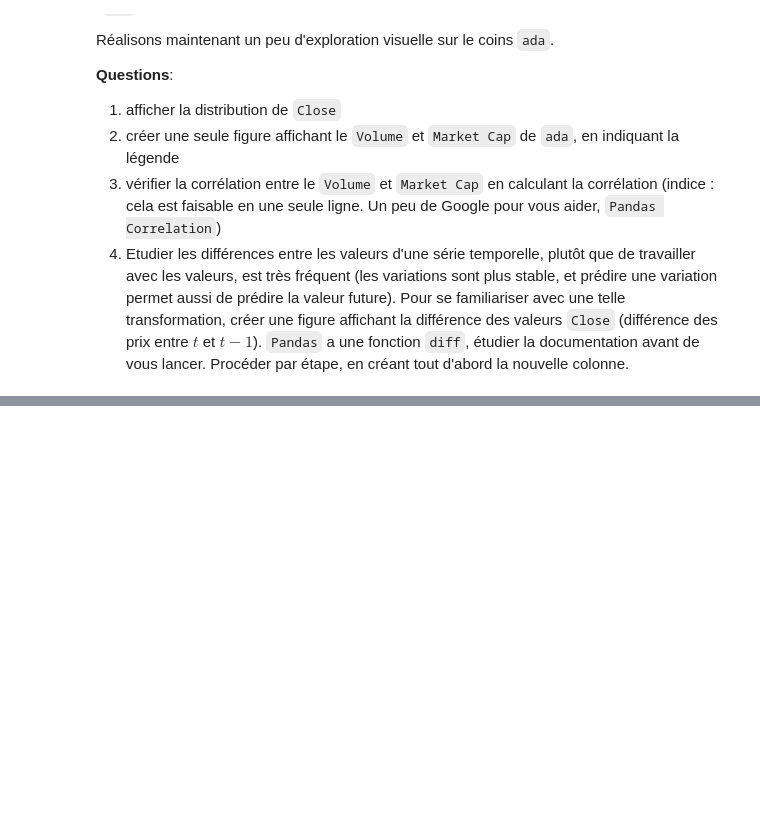
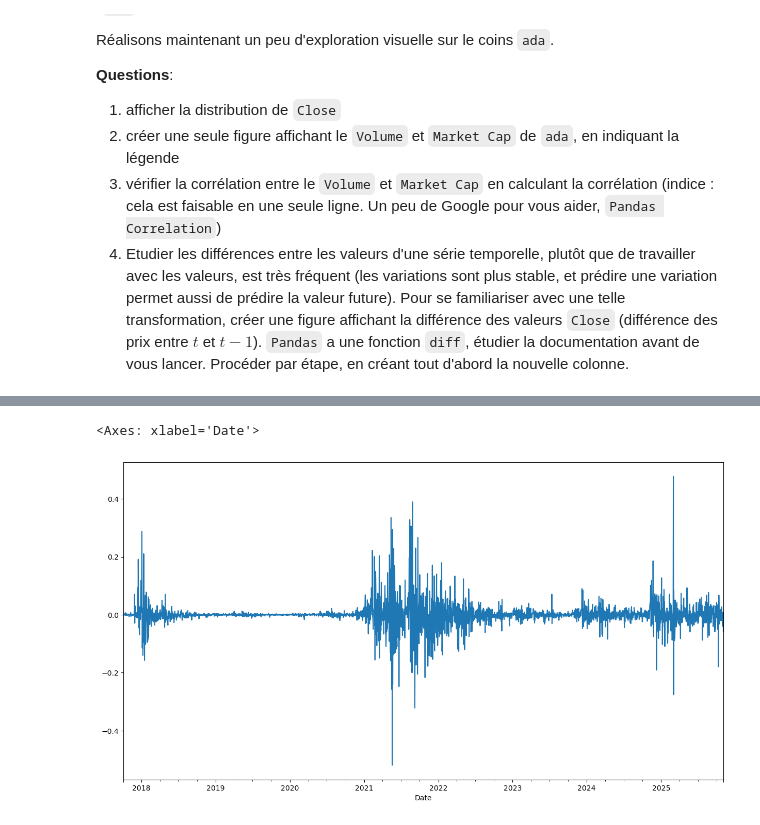
Before and after one commit to Meety004/PT_INFO, a Jupyter notebook: peip-trader-main/04 - VisuStats.ipynb, the cells around one changed output, grey strips where cells are left out. Cells and saved outputs as stored; diff of their text form; code cells hidden in the pictures; blank space fills up the shorter version.

```diff
--- a/peip-trader-main/04 - VisuStats.ipynb
+++ b/peip-trader-main/04 - VisuStats.ipynb
@@ -187,0 +196,11 @@ Réalisons maintenant un peu d'exploration visuelle sur le coins `ada`.
+# %%
+ada['Diff'] = ada['Close'].diff()
+ada.head()
+
+ada['Diff'].plot()
+
+#Représentation de l'évolution du prix de la valeur d'un jour à l'autre
+#Non défini pour i = 0 et i = imax
+# %% [output]
+<Axes: xlabel='Date'>
+[figure, added]
```
Also changed, not shown: parts of 7 cells of this notebook.
